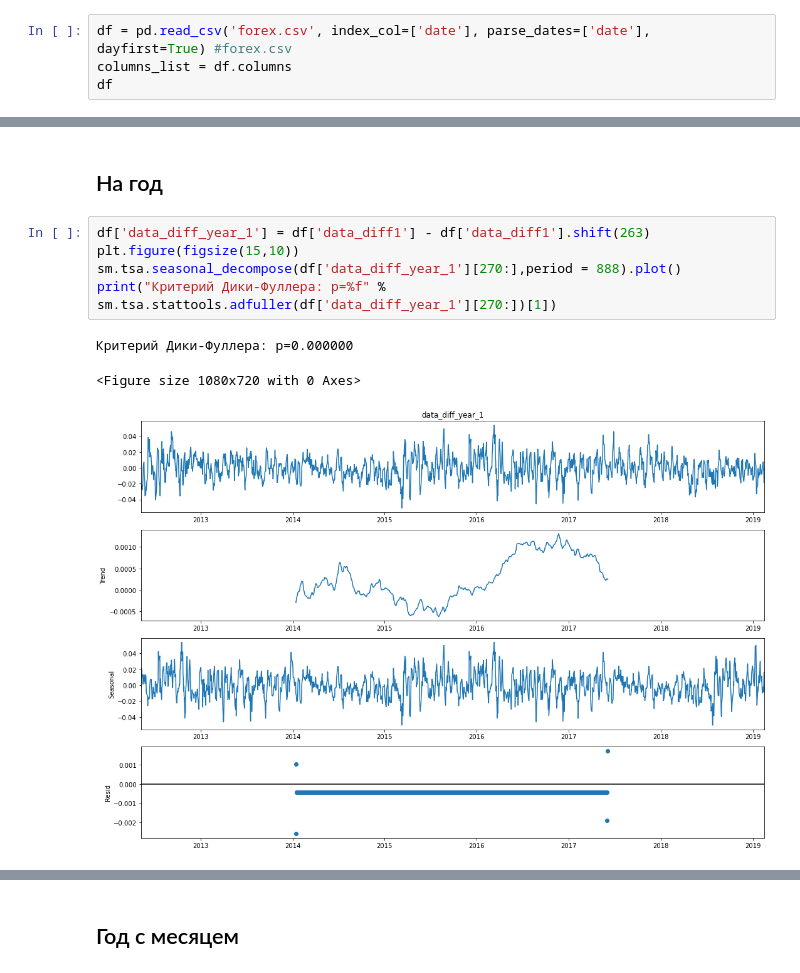
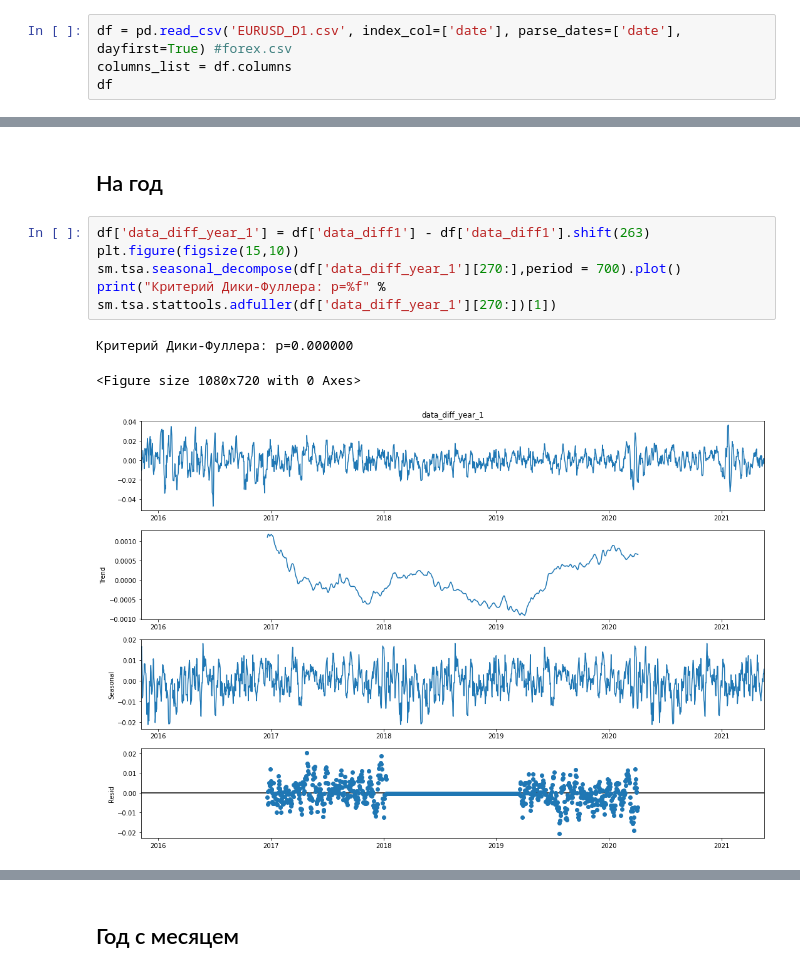
Before and after one commit to razmarrus/diploma, a Jupyter notebook: Data_Preparation.ipynb, the cells around one changed output, grey strips where cells are left out. Saved outputs shown, nothing was run; the diff lists cells and outputs as text.

```diff
--- a/Data_Preparation.ipynb
+++ b/Data_Preparation.ipynb
@@ -9,7 +9,7 @@ from itertools import product
 # %% [output]
 Populating the interactive namespace from numpy and matplotlib
 # %%
-df = pd.read_csv('forex.csv', index_col=['date'], parse_dates=['date'], dayfirst=True) #forex.csv
+df = pd.read_csv('EURUSD_D1.csv', index_col=['date'], parse_dates=['date'], dayfirst=True) #forex.csv
 columns_list = df.columns
 df
 # %% [output]
@@ -199,12 +208,12 @@ pylab.show()
 # %%
 df['data_diff_year_1'] = df['data_diff1'] - df['data_diff1'].shift(263)
 plt.figure(figsize(15,10))
-sm.tsa.seasonal_decompose(df['data_diff_year_1'][270:],period = 888).plot()
+sm.tsa.seasonal_decompose(df['data_diff_year_1'][270:],period = 700).plot()
 print("Критерий Дики-Фуллера: p=%f" % sm.tsa.stattools.adfuller(df['data_diff_year_1'][270:])[1])
 # %% [output]
 Критерий Дики-Фуллера: p=0.000000
 <Figure size 1080x720 with 0 Axes>
-[figure, old version]
+[figure, new version]
 # %%
 plt.figure(figsize(15,8))
 ax = plt.subplot(211)
```
Also changed, not shown: parts of 19 cells of this notebook, 3 other files.
